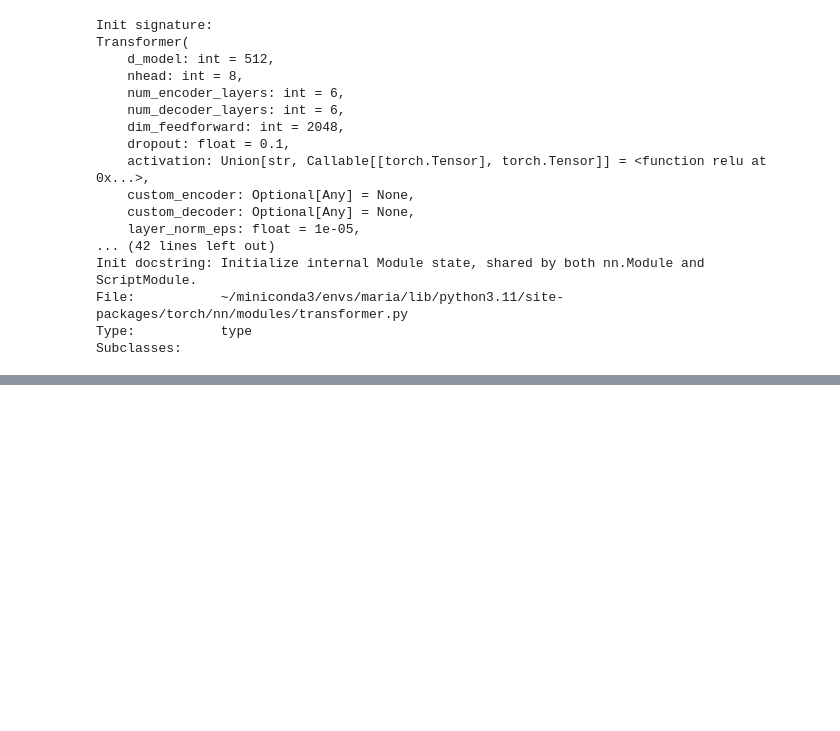
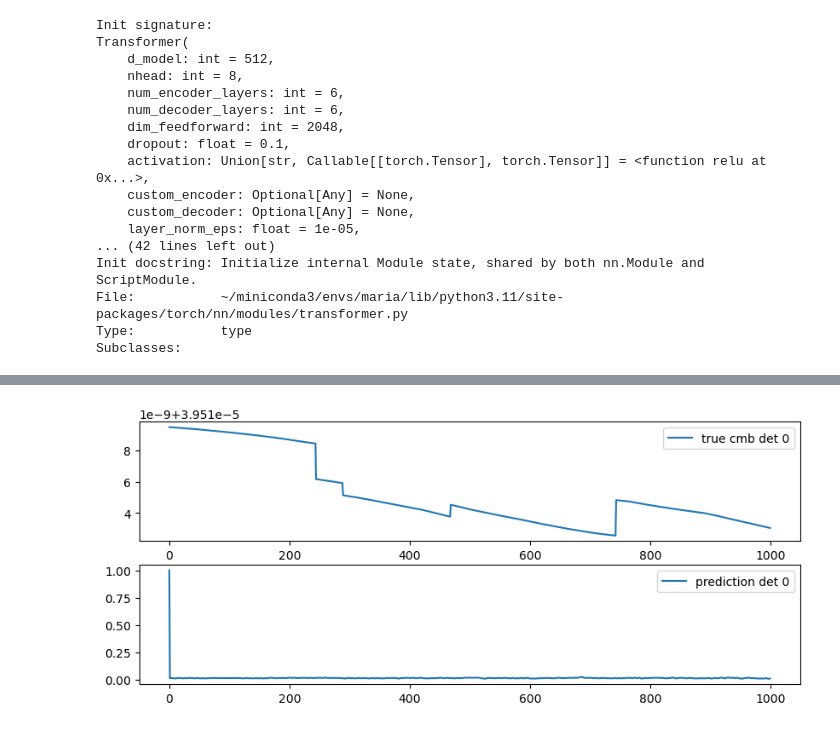
Before and after one commit to jwuerzinger/CMB_denoising, a Jupyter notebook: transformer_maria/first_attempt.ipynb, the cells around one changed output, grey strips where cells are left out. Drawn from its saved outputs; the diff is of its cells as text; code cells hidden in the pictures; blank space fills up the shorter version.

```diff
--- a/transformer_maria/first_attempt.ipynb
+++ b/transformer_maria/first_attempt.ipynb
@@ -157,11 +154,14 @@ torch.set_num_threads(4) # how many threads to fill workers with
 print("Using device:", DEVICE)
 
 # helper Module that adds positional encoding to the token embedding to introduce a notion of word order.
+# MAXLEN = 30_000 # out of memory!
+MAXLEN = 1_000
 class PositionalEncoding(nn.Module):
     def __init__(self,
                  emb_size: int,
                  dropout: float,
-                 maxlen: int = 128):
+                #  maxlen: int = 128):
+                 maxlen: int = MAXLEN):
         super(PositionalEncoding, self).__init__()
         den = torch.exp(- torch.arange(0, emb_size, 2)* math.log(10000) / emb_size)
         pos = torch.arange(0, maxlen).reshape(maxlen, 1)
@@ -224,11 +224,15 @@ class Seq2SeqTransformer(nn.Module):
 
     def encode(self, src: Tensor, src_mask: Tensor):
         return self.transformer.encoder(self.positional_encoding(
-                            self.src_inlin(src)), src_mask, src_is_causal = False)
+                            # self.src_inlin(src)), src_mask, src_is_causal = False)
+                            self.src_inlin(src)), src_mask)
 
     def decode(self, tgt: Tensor, memory: Tensor, tgt_mask: Tensor):
+        # print("MARKER1:", self.tgt_inlin(tgt).shape)
+        # print("SUPERMARKER", self.tgt_inlin(tgt).unsqueeze(1).shape)
+        # print("MARKER2:", self.positional_encoding(self.tgt_inlin(tgt).unsqueeze(1)).shape)
         return self.transformer.decoder(self.positional_encoding(
-                          self.tgt_inlin(tgt)), memory, tgt_mask, tgt_is_causal = True)
+                          self.tgt_inlin(tgt).unsqueeze(1)), memory, tgt_mask, tgt_is_causal = True)
 # %% [output]
 Using device: cuda
 # %%
@@ -485,0 +561,7 @@ RuntimeError: shape '[10, 8, 64]' is invalid for input of size 51200
+# %%
+# xdata_test = torch.Tensor(tod_test.data.compute().T).unsqueeze(1)[:128]
+xdata_test = torch.Tensor(tod_test.data.compute().T).unsqueeze(1)[:MAXLEN]
+
+# [:128] # Take only batch size of xdata for now
+print("src shape", xdata_test.shape)
+cmb_pred = translate(transformer, xdata_test)
@@ -485,0 +623,16 @@ RuntimeError: shape '[10, 8, 64]' is invalid for input of size 51200
+# %%
+def plotpred(tod_test, cmb_pred, detn, skipfirst=True):
+    fig, axes = plt.subplots(2, 1, figsize=(10,4))
+    if skipfirst:
+        axes[0].plot(tod_test.components['cmb'].compute()[detn,:MAXLEN][10:], label=f"true cmb detector {detn}")
+        axes[1].plot(cmb_pred.T[detn].to('cpu').detach().numpy()[10:], label=f"prediction det {detn}")
+    else:
+        axes[0].plot(tod_test.components['cmb'].compute()[detn,:MAXLEN], label=f"true cmb det {detn}")
+        axes[1].plot(cmb_pred.T[detn].to('cpu').detach().numpy(), label=f"prediction det {detn}")
+    axes[0].legend()
+    axes[1].legend()
+    plt.show()
+# %%
+plotpred(tod_test, cmb_pred, 0, skipfirst=False)
+# %% [output]
+[figure, added]
```
Also changed, not shown: parts of 25 cells of this notebook.
